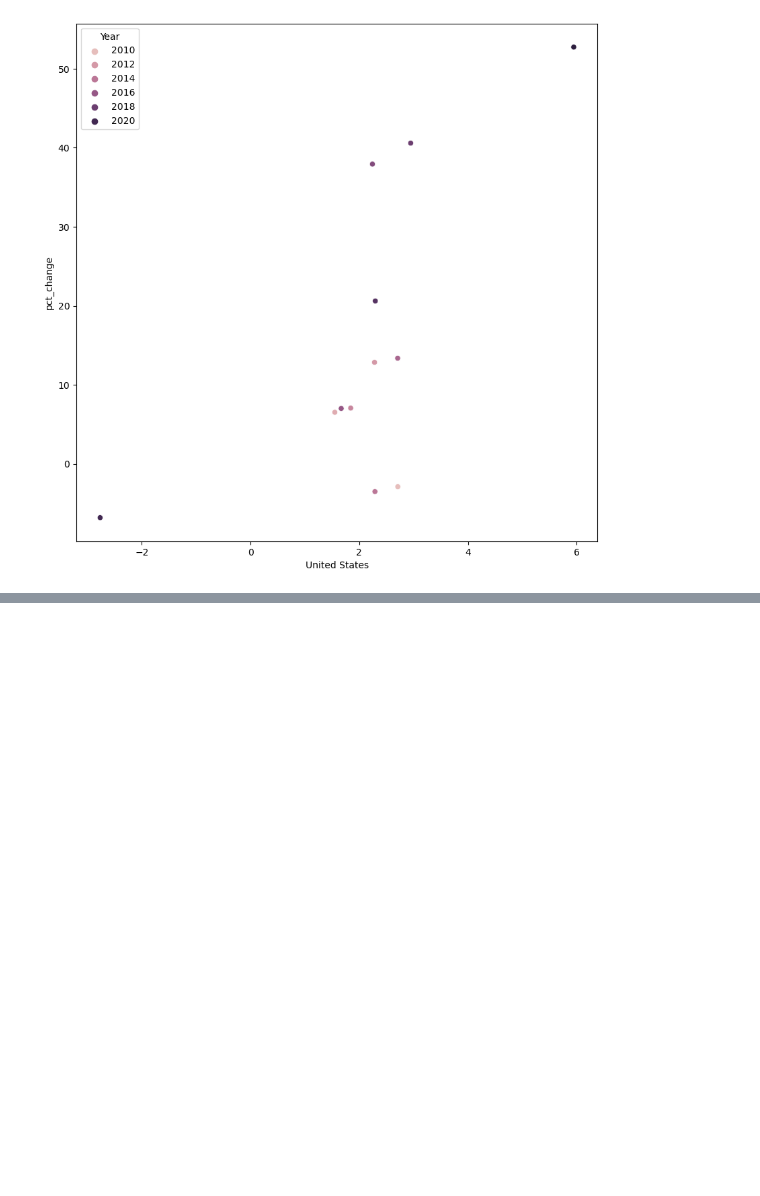
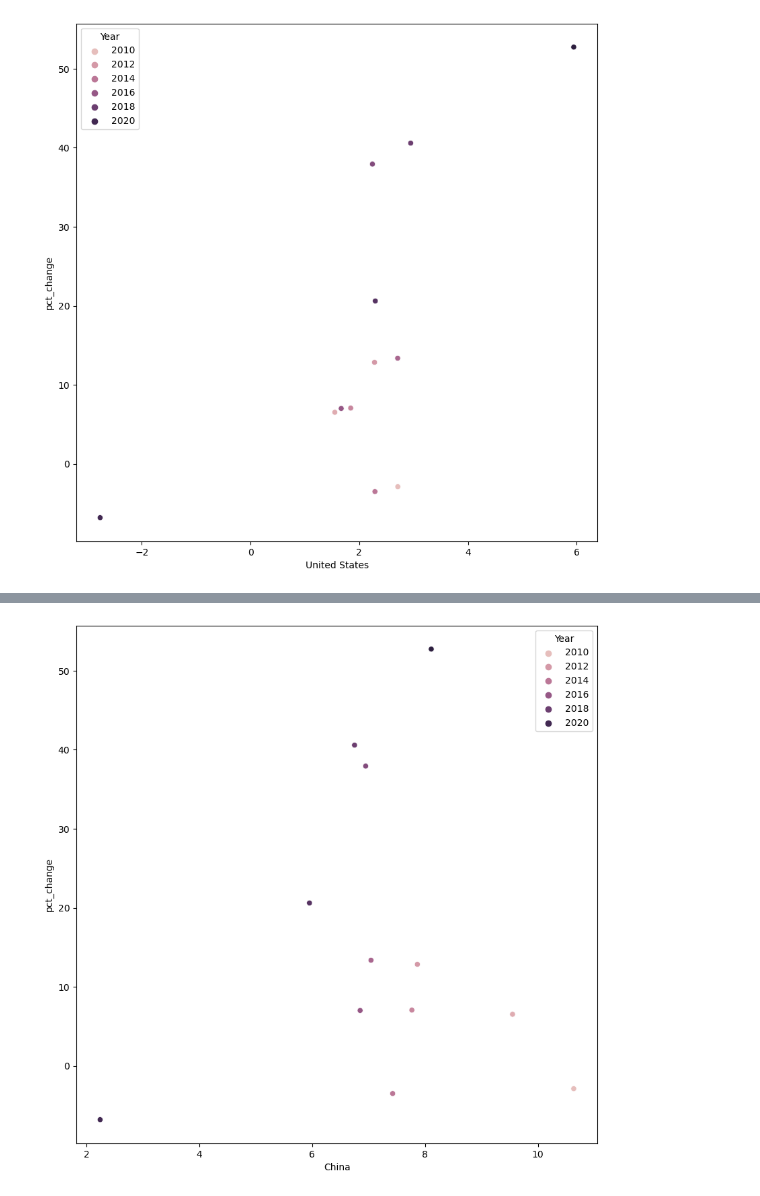
Before and after one commit to AimjGuytidy/Gwiza-analysis, a Jupyter notebook: Nvidia-case-study.ipynb, the cells around one changed output, grey strips where cells are left out. Saved outputs shown, nothing was run; the diff lists cells and outputs as text; code cells hidden in the pictures; blank space fills up the shorter version.

```diff
--- a/Nvidia-case-study.ipynb
+++ b/Nvidia-case-study.ipynb
@@ -333,0 +336,5 @@ plt.show()
+# %%
+china_df = gdp_df_clean.loc[:,"China"].to_frame()
+china_dd = china_df.reset_index()
+china_dd["Year"] = pd.to_numeric(china_dd["Year"])
+china_dd
@@ -333,0 +355,3 @@ plt.show()
+# %%
+corr2_df = china_dd.set_index("Year").join(historical_df.set_index("Year"),how="inner")
+corr2_df
@@ -333,0 +374,6 @@ plt.show()
+# %%
+plt.figure(figsize=[10,10])
+sns.scatterplot(data=corr2_df,y="pct_change",x="China",hue="Year")
+plt.show()
+# %% [output]
+[figure, added]
```
Also changed, not shown: parts of 3 cells of this notebook.
